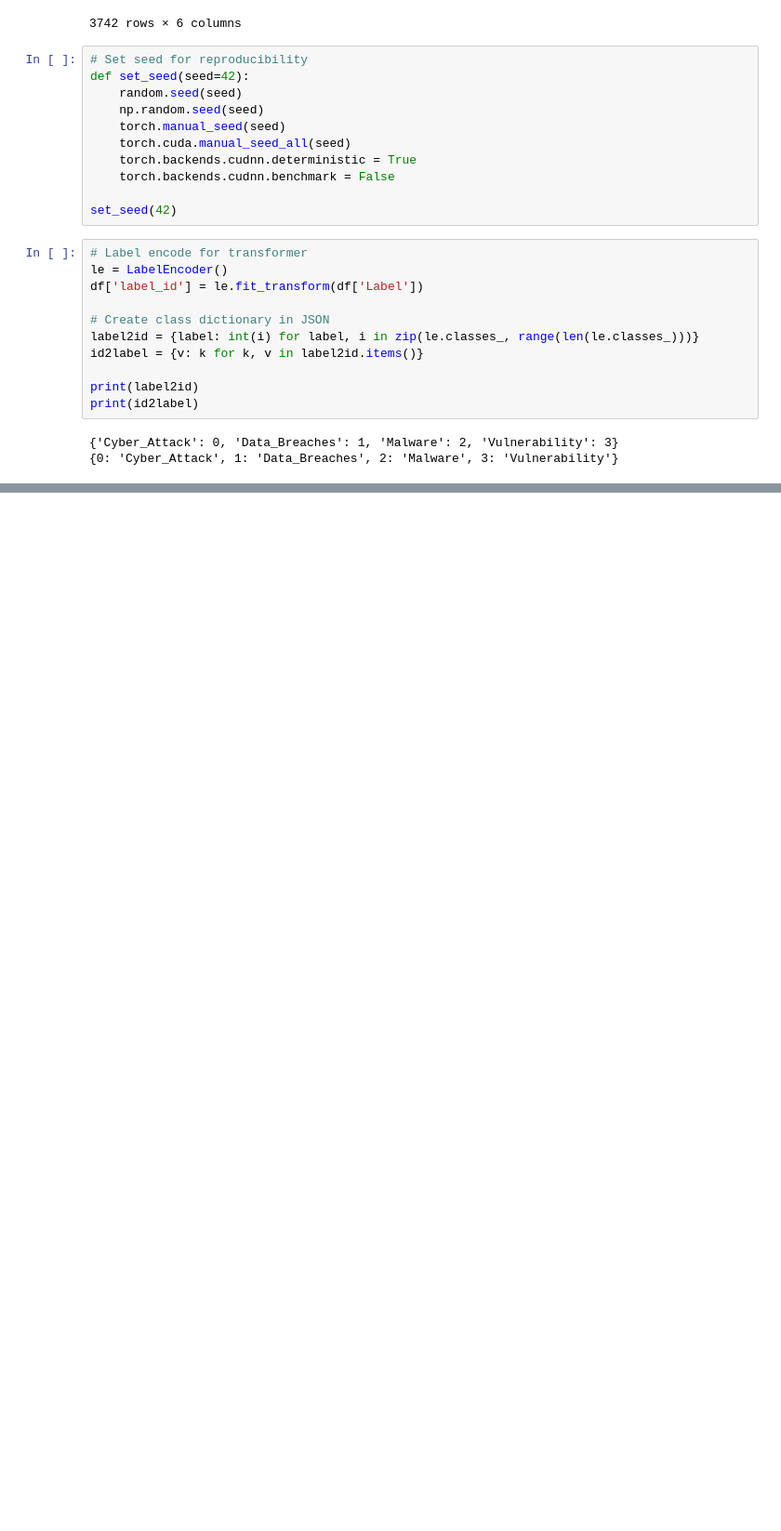
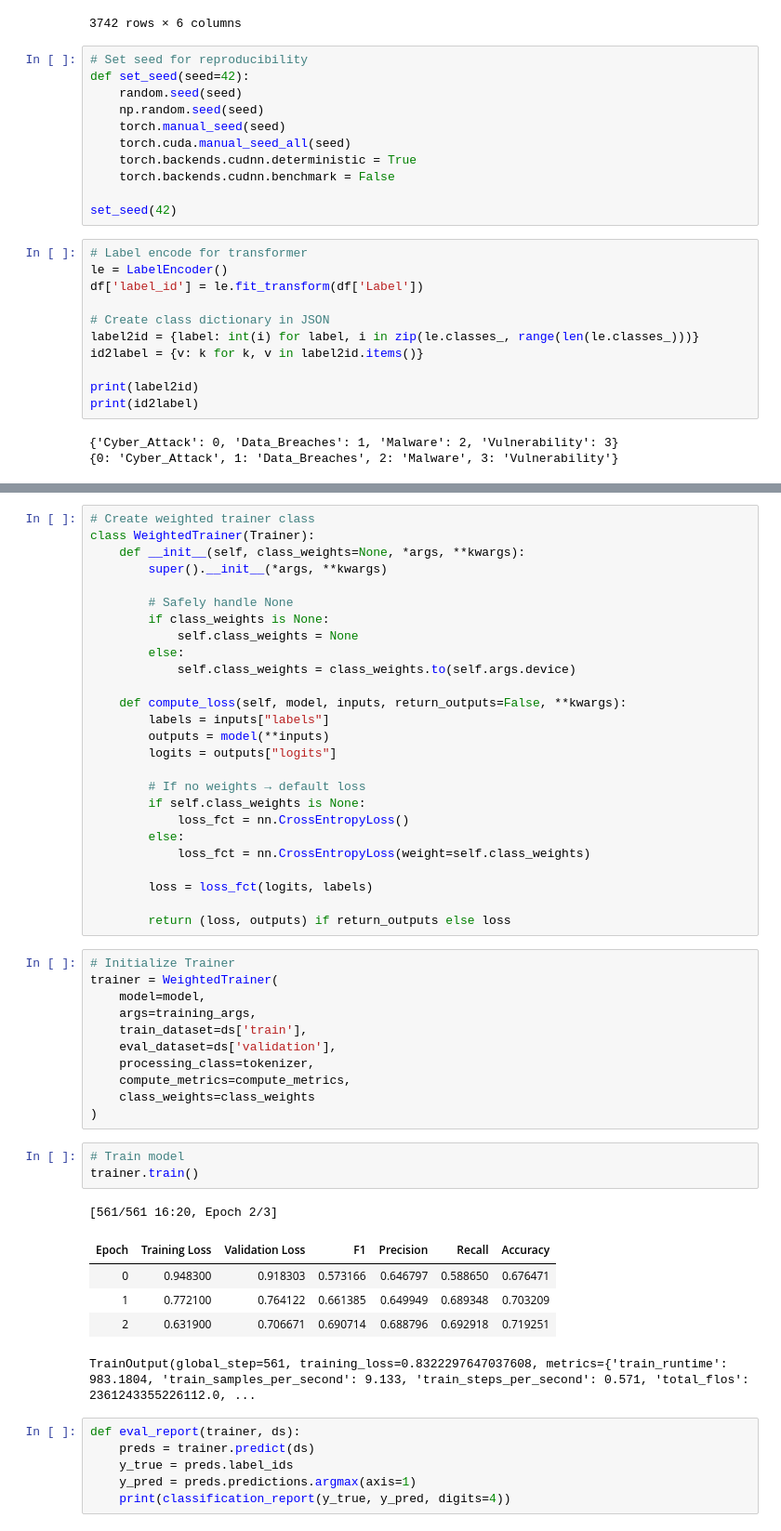
Before and after one commit to Christopher-Orellana/cyber_threat_nlp, a Jupyter notebook: notebooks/DeBERTa_modeling.ipynb, the cells around one changed output, grey strips where cells are left out. Shown: that part at 93% size. Saved outputs shown, nothing was run; the diff lists cells and outputs as text; blank space fills up the shorter version.

Commit message:
DeBERTA-v3 modeling

```diff
--- a/notebooks/longformer_modeling.ipynb
+++ b/notebooks/DeBERTa_modeling.ipynb
@@ -271,0 +492,53 @@ Name: proportion, dtype: float64
+# %%
+# Create weighted trainer class
+class WeightedTrainer(Trainer):
+    def __init__(self, class_weights=None, *args, **kwargs):
+        super().__init__(*args, **kwargs)
+
+        # Safely handle None
+        if class_weights is None:
+            self.class_weights = None
+        else:
+            self.class_weights = class_weights.to(self.args.device)
+
+    def compute_loss(self, model, inputs, return_outputs=False, **kwargs):
+        labels = inputs["labels"]
+        outputs = model(**inputs)
+        logits = outputs["logits"]
+
+        # If no weights → default loss
+        if self.class_weights is None:
+            loss_fct = nn.CrossEntropyLoss()
+        else:
+            loss_fct = nn.CrossEntropyLoss(weight=self.class_weights)
+
+        loss = loss_fct(logits, labels)
+
+        return (loss, outputs) if return_outputs else loss
+# %%
+# Initialize Trainer
+trainer = WeightedTrainer(
+    model=model,
+    args=training_args,
+    train_dataset=ds['train'],
+    eval_dataset=ds['validation'],
+    processing_class=tokenizer,
+    compute_metrics=compute_metrics,
+    class_weights=class_weights
+)
+# %%
+# Train model
+trainer.train()
+# %% [output]
+[561/561 16:20, Epoch 2/3]
+| Epoch | Training Loss | Validation Loss | F1 | Precision | Recall | Accuracy |
+| 0 | 0.948300 | 0.918303 | 0.573166 | 0.646797 | 0.588650 | 0.676471 |
+| 1 | 0.772100 | 0.764122 | 0.661385 | 0.649949 | 0.689348 | 0.703209 |
+| 2 | 0.631900 | 0.706671 | 0.690714 | 0.688796 | 0.692918 | 0.719251 |
+TrainOutput(global_step=561, training_loss=0.8322297647037608, metrics={'train_runtime': 983.1804, 'train_samples_per_second': 9.133, 'train_steps_per_second': 0.571, 'total_flos': 2361243355226112.0, ...
+# %%
+def eval_report(trainer, ds):
+    preds = trainer.predict(ds)
+    y_true = preds.label_ids
+    y_pred = preds.predictions.argmax(axis=1)
+    print(classification_report(y_true, y_pred, digits=4))
```
Also changed, not shown: parts of 29 cells of this notebook, 2 other files.
